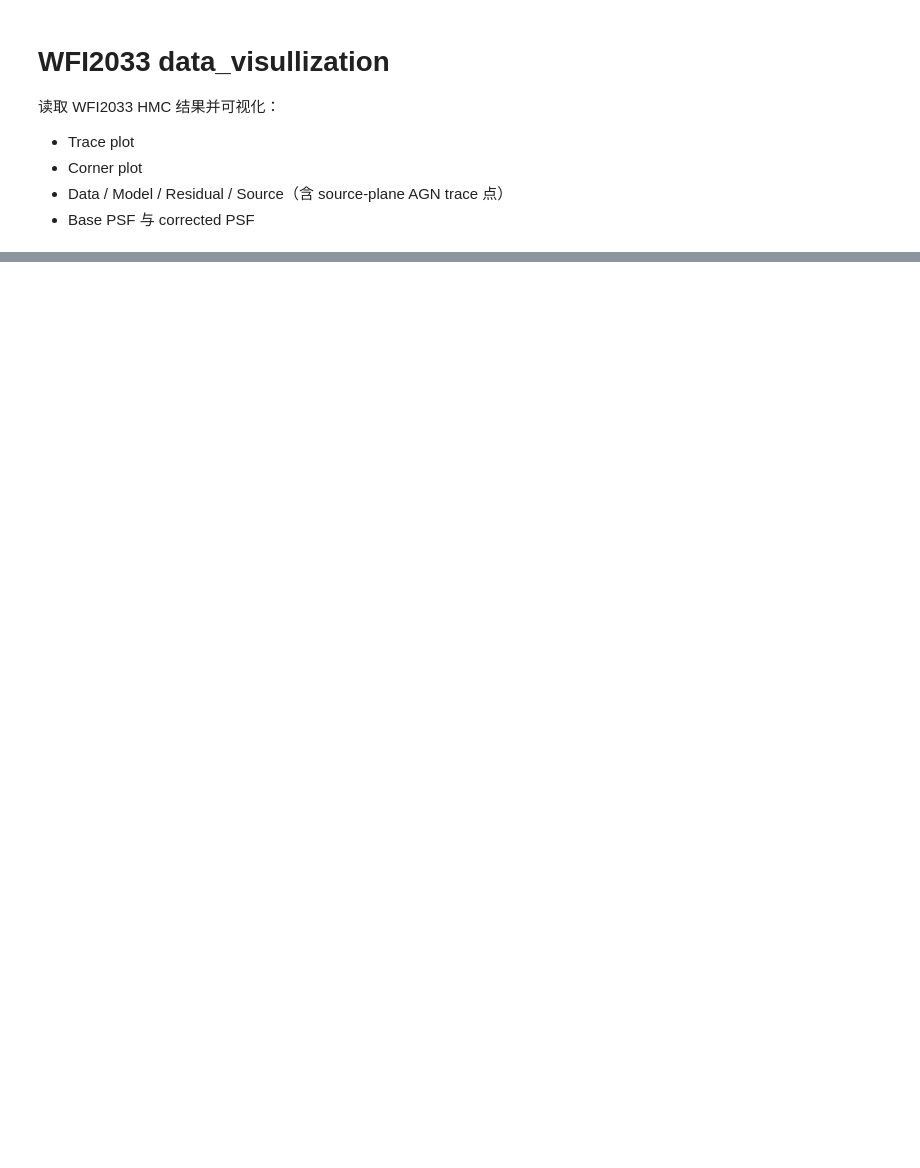
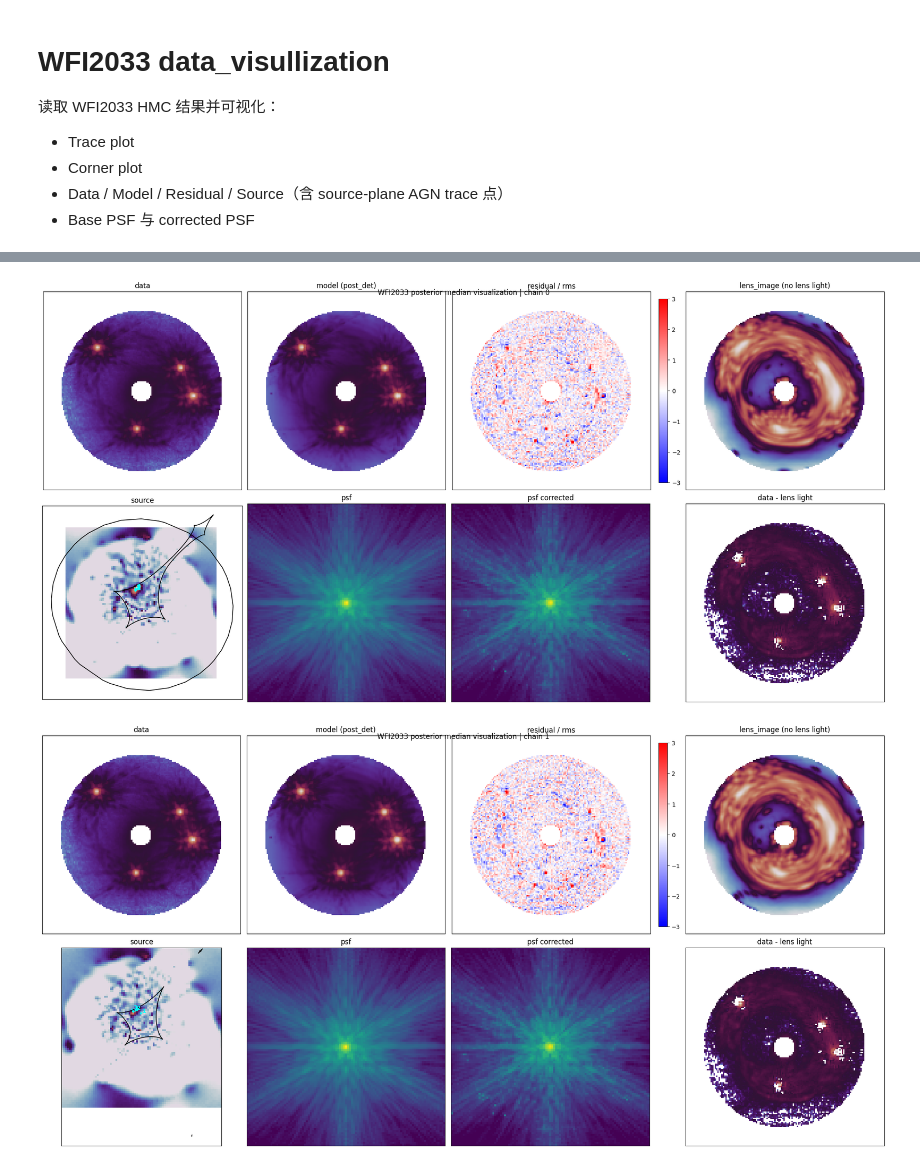
Before and after one commit to astroskylee/Herculensedquasar, a Jupyter notebook: WFI2033/data_visullization.ipynb, the cells around one changed output, grey strips where cells are left out. Saved outputs shown, nothing was run; the diff lists cells and outputs as text; code cells hidden in the pictures; blank space fills up the shorter version.

```diff
--- a/WFI2033/data_visullization.ipynb
+++ b/WFI2033/data_visullization.ipynb
@@ -212,7 +219,7 @@ for i in range(num_chains):
             **kwargs_i,
             source_add=True,
             lens_light_add=False,
-            point_source_add=True,
+            point_source_add=False,
             psf_kernel=psf_corr_i,
         )
     )
@@ -223,7 +230,7 @@ for i in range(num_chains):
             **kwargs_i,
             source_add=False,
             lens_light_add=True,
-            point_source_add=False,
+            point_source_add=True,
             psf_kernel=psf_corr_i,
         )
     )
@@ -240,17 +247,17 @@ for i in range(num_chains):
     critical_lines_i, caustics_i = model_util.critical_lines_caustics(
         lens_image_pixel,
         kwargs_i['kwargs_lens'],
-        supersampling=5,
+        supersampling=10,
     )
 
     fig, ax = plt.subplots(2, 4, figsize=(20, 10))
     fig.suptitle(f'WFI2033 posterior median visualization | chain {i}', y=0.98)
 
     # row 1
-    ax[0, 0].imshow(np.ma.array(data, mask=~mask_plot), norm='log', cmap='twilight', origin='lower', extent=extent)
+    ax[0, 0].imshow(np.ma.array(data, mask=~mask_plot), norm='log', cmap='twilight', origin='lower', extent=extent, vmin = 0.001)
     ax[0, 0].set_title('data')
 
-    ax[0, 1].imshow(np.ma.array(model_det_i, mask=~mask_plot), norm='log', cmap='twilight', origin='lower', extent=extent)
+    ax[0, 1].imshow(np.ma.array(model_det_i, mask=~mask_plot), norm='log', cmap='twilight', origin='lower', extent=extent, vmin = 0.001)
     ax[0, 1].set_title('model (post_det)')
 
     im_res = ax[0, 2].imshow(np.ma.array(residual_i, mask=~mask_plot), cmap='bwr', vmin=-3, vmax=3, origin='lower', extent=extent)
@@ -264,32 +271,35 @@ for i in range(num_chains):
     src_abs = np.nanmax(np.abs(np.array(source_i)))
     src_norm = colors.SymLogNorm(
         linthresh=max(src_abs * 1e-3, 1e-8),
         vmin=-src_abs,
         vmax=src_abs,
     )
-    ax[1, 0].imshow(np.array(source_i), cmap='twilight', norm=src_norm, origin='lower', extent=source_extent)
+    ax[1, 0].imshow(np.array(source_i), cmap='twilight', origin='lower', extent=source_extent)
     for curve_x, curve_y in caustics_i:
         ax[1, 0].plot(curve_x, curve_y, color='black', linewidth=1.2)
-    ax[1, 0].scatter(src_x, src_y, s=90, facecolors='none', edgecolors='cyan', linewidths=1.6)
+    ax[1, 0].scatter(src_x, src_y, s=15, facecolors='cyan', marker='+', linewidths=1.6)
     for j, (sx, sy) in enumerate(zip(src_x, src_y), start=1):
         ax[1, 0].text(sx + 0.01, sy + 0.01, str(j), color='cyan', fontsize=10, weight='bold')
     ax[1, 0].set_title('source')
 
     eps = 1e-12
     vmax_psf = np.nanmax([np.nanmax(psf_base), np.nanmax(psf_corr_i)])
     psf_norm = colors.LogNorm(vmin=max(vmax_psf * 1e-6, eps), vmax=max(vmax_psf, eps * 10))
 
     ax[1, 1].imshow(np.clip(psf_base, eps, None), cmap='viridis', norm=psf_norm, origin='lower')
     ax[1, 1].set_title('psf')
 
     ax[1, 2].imshow(np.clip(psf_corr_i, eps, None), cmap='viridis', norm=psf_norm, origin='lower')
     ax[1, 2].set_title('psf corrected')
 
     ax[1, 3].imshow(np.ma.array(data - lens_light_only_i, mask=~mask_plot), norm='log', cmap='twilight', origin='lower', extent=extent)
     ax[1, 3].set_title('data - lens light')
 
     for a in ax.ravel():
         a.set_xticks([])
         a.set_yticks([])
 
     plt.show()
+# %% [output]
+[figure, added]
+[figure, added]
```
Also changed, not shown: parts of 4 cells of this notebook, 4 other files.
